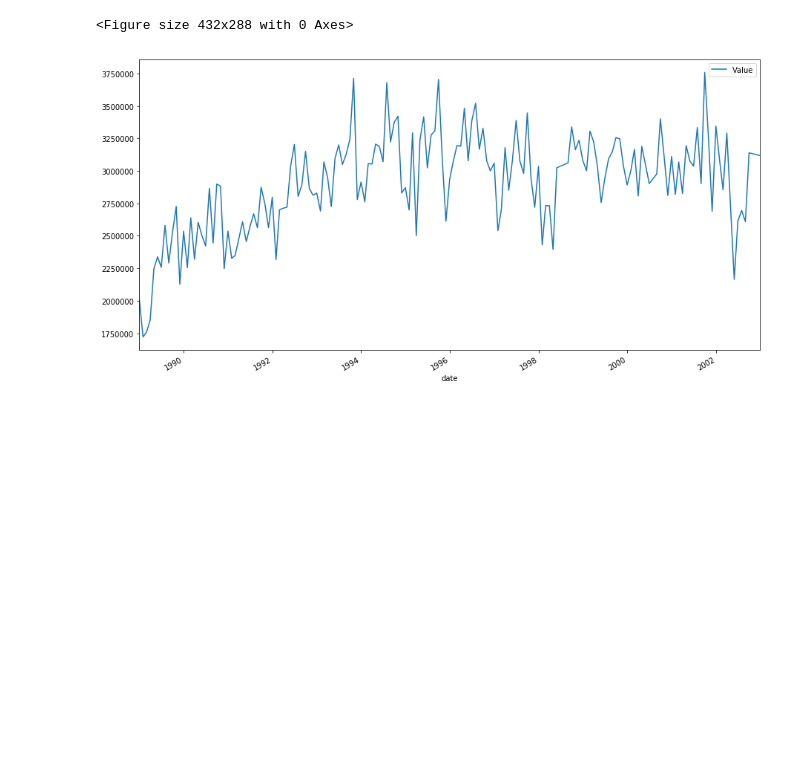
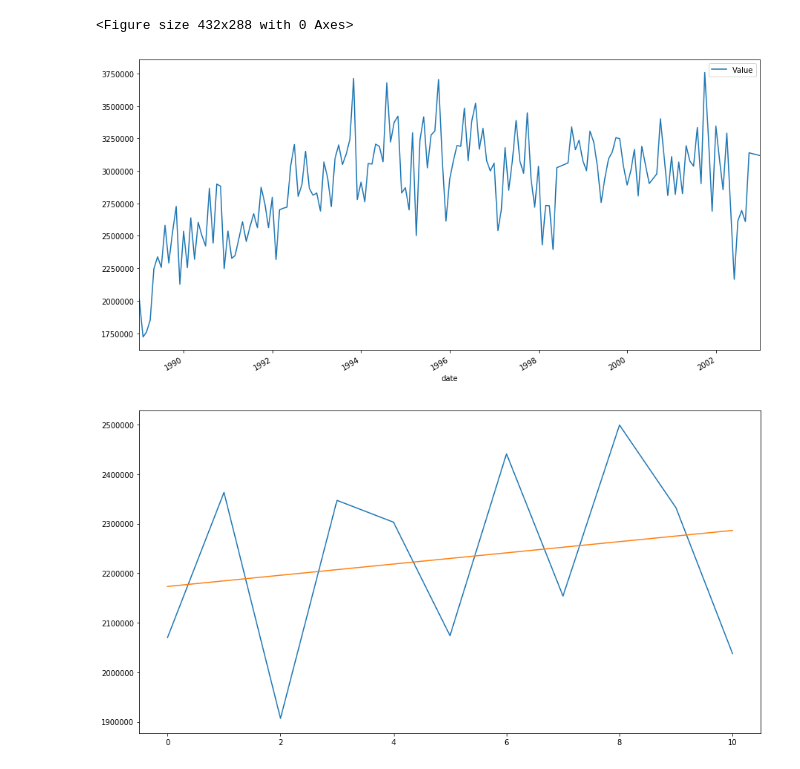
Before and after one commit to Azeezah/Turkey-Sadness, a Jupyter notebook: analyze.ipynb, the cells around one changed output. Saved outputs shown, nothing was run; the diff lists cells and outputs as text; code cells hidden in the pictures; blank space fills up the shorter version.

Commit message:
Parts 3a and 3e done

```diff
--- a/analyze.ipynb
+++ b/analyze.ipynb
@@ -1,58 +1,82 @@
 # %%
+""" -------------------------------------------------------------------------------------------------------
+    ~~~~~~~~~~~~~~~~~~~~~~~~~~~~~~~~~~ APPLIED DATA SCIENCE: FINAL PROJECT! ~~~~~~~~~~~~~~~~~~~~~~~~~~~~~~~
+    -------------------------------------------------------------------------------------------------------
+
+                        # =================== Final Project: Parts 2 & 3 ====================
+                        # ============ Author: Savannah McCoy, Azeezah Muhammad =============
+                        # ================ Howard University -- Fall 2018 ===================
+                        # ================ CSCI 473: Applied Data Science ===================
+
+"""
+
 import os, sys, json, math
 import matplotlib.pyplot as plt
 import pandas as pd
 import numpy as np
 import datetime as dt
-
+from scipy import stats
 
 
 def part_2a(df):
 
-    df['date'] = df['reference_period_desc'] + df['year']		# add 'year' to 'reference period' for full date
+    df['date'] = df['reference_period_desc'] + df['year']		# add 'year' to 'reference period'(month) for full date
     df['date'] = pd.to_datetime(df['date'])						# convert 'date' string to date format
     df['Value'] = df['Value'].apply(to_float)					# convert 'Value' column to float
 
     fig = plt.figure(); df.plot(x='date', y='Value', style='-', figsize=(15,8))
     plt.xlim(pd.Timestamp('1989-01-01'), pd.Timestamp('2002-12-31'))
-    plt.show(); plt.close(fig)
+    plt.show(); plt.close(fig)									# TODO: Save plots as images in folder
+    return df
 
 
 def part_3a(df):
-    return 1
+
+    df_2017 = df[(df['date'] > '2017-1-1') & (df['date'] <= '2017-12-31')]		# filter values
+    x = np.arange(0, len(df_2017.index))
+    y = df_2017['Value']
+
+    slope, intercept, r_value, p_value, std_err = stats.linregress(x, y)		# calculate linear reg
+    line = slope*x + intercept													# linear reg line
+    return x, y, line
+
 
 def part_3b(df):
-    return 1
+    return df
 
 def part_3c(df):
-    return 1
+    return df
 
 def part_3d(df):
-    return 1
+    return df
 
-def part_3e(df):
-    return 1
+def part_3e(x, y, line):
+    fig = plt.figure(figsize=(15,8))
+    plt.plot(x, y,'-', x, line)
+    plt.show(); plt.close(fig)
+    return df
 
 
 def to_float(x):
     num = x.replace(",", "")
     return float(num)
 
 
 def to_dataframe(file_name):
     json_df = pd.read_json(os.getcwd() + "/" + file_name)	# read json file to dataframe
     return json_df['data'].apply(pd.Series)					# turn 'data' column into its own dataframe
 
 
 if __name__ == "__main__":
     file = 'data.json'
     df = to_dataframe(file)
-    part_2a(df)
-    part_3a(df)
-    part_3b(df)
-    part_3c(df)
-    part_3d(df)
-    part_3e(df)
+    df 			= part_2a(df)
+    x, y, line	= part_3a(df)
+#     df = part_3b(df)
+#     df = part_3c(df)
+#     df = part_3d(df)
+    part_3e(x, y, line)
 # %% [output]
 <Figure size 432x288 with 0 Axes>
 [figure]
+[figure, added]
```
